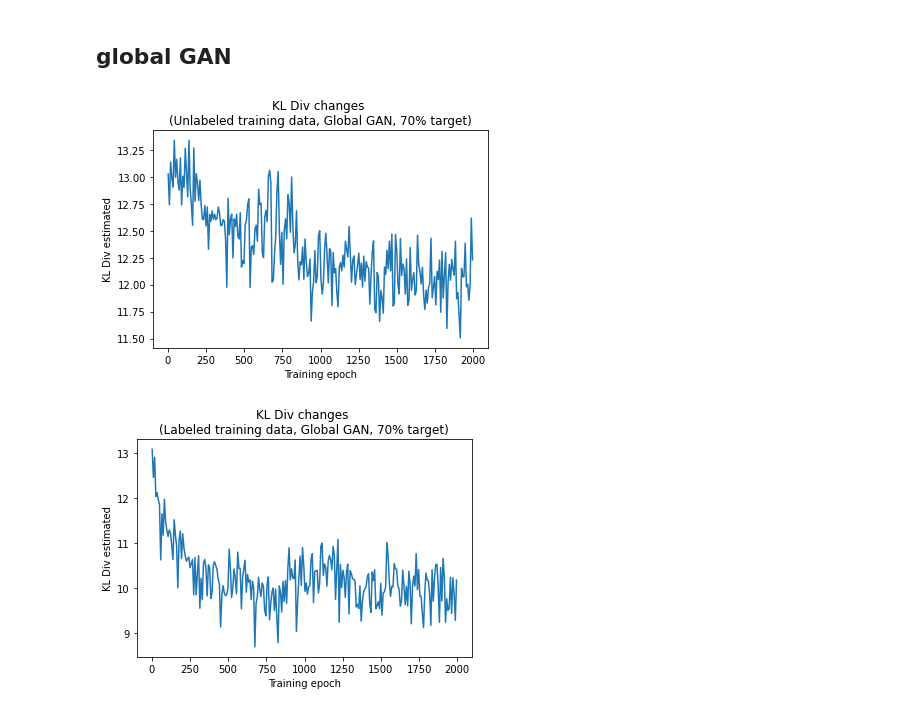
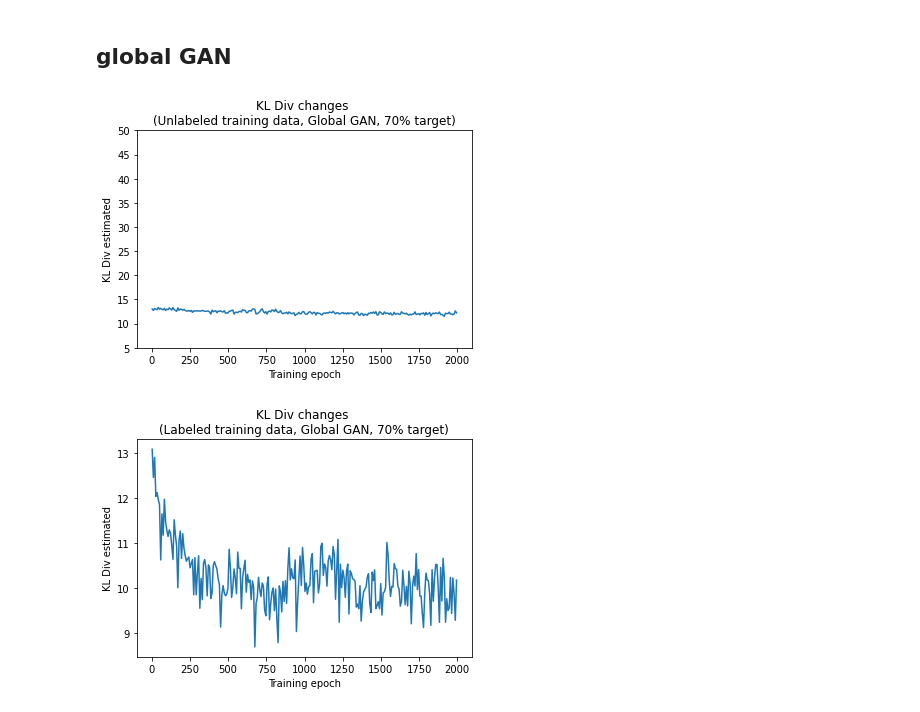
Before and after one commit to stevenliu000/time-series-domain-adaptation, a Jupyter notebook: visualization/plot.ipynb, the cells around one changed output. Saved outputs shown, nothing was run; the diff lists cells and outputs as text; code cells hidden in the pictures.

```diff
--- a/visualization/plot.ipynb
+++ b/visualization/plot.ipynb
@@ -253,33 +284,6 @@ np.save(datapath + "/KL_report_js_labeled.npy", a)
 inter = np.load(datapath + "/KL_report_js_unlabeled.npy", allow_pickle=True)
 a = [i.item() for i in inter]
 np.save(datapath + "/KL_report_js_unlabeled.npy", a)
-# %%
-class newKL:
-    def __init__(self, folder_name):
-        self.labeled_KL = np.load(os.path.join(folder_name, "KL_report_js_labeled.npy"))
-        self.unlabeled_KL = np.load(os.path.join(folder_name, "KL_report_js_unlabeled.npy"))
-        self.epochs = np.load(os.path.join(folder_name, "epochs.npy"))
-        self.target_acc_unlabel = np.load(os.path.join(folder_name, "acc_target_unlabeled_classifier_.npy"))
-        self.source_acc_unlabel = np.load(os.path.join(folder_name, "acc_source_unlabeled_classifier_.npy"))
-    def plot_label_KL(self, title):
-        plt.plot(self.epochs, self.labeled_KL)
-        plt.xlabel("Training epoch")
-        plt.ylabel("KL Div estimated")
-        plt.title("KL Div changes \n(Labeled training data, {})".format(title))
-    def plot_unlabel_KL(self, title):
-        plt.plot(self.epochs, self.unlabeled_KL)
-        plt.xlabel("Training epoch")
-        plt.ylabel("KL Div estimated")
-        plt.title("KL Div changes \n(Unlabeled training data, {})".format(title))
-    def plot_unlabel_acc(self, title, lim=None):
-        plt.plot(self.epochs, self.target_acc_unlabel)
-        plt.plot(self.epochs, self.source_acc_unlabel)
-        plt.legend(['target', 'source'])
-        plt.xlabel("Training epoch")
-        plt.ylabel("Unlabeled Acc")
-        plt.title("Accuracy for unlabeled data ({})".format(title))
-        if lim:
-            plt.ylim((lim[0], lim[1]))
 # %% [markdown]
 ## Naive for lbl 0.7
 # %%
@@ -402,9 +406,9 @@ local_kl_local_gan_7.plot_unlabel_acc("Conditioanl GAN, target 70%", lim=(0.1, 0
 local_kl_global_gan_7_path = "/home/tianqinl/Code/time-series-domain-adaptation/train_related/local-f-gan/newLocalKL/local_kl_global_gan_0.7_JS_classifier"
 local_kl_global_gan_7 = newKL(local_kl_global_gan_7_path)
 # %%
-local_kl_global_gan_7.plot_unlabel_KL("Global GAN, 70% target")
+local_kl_global_gan_7.plot_unlabel_KL("Global GAN, 70% target", lim=(5,50))
 # %% [output]
-[figure, old version]
+[figure, new version]
 # %%
 local_kl_global_gan_7.plot_label_KL("Global GAN, 70% target")
 # %% [output]
```
Also changed, not shown: parts of 7 cells of this notebook, 21 other files.
